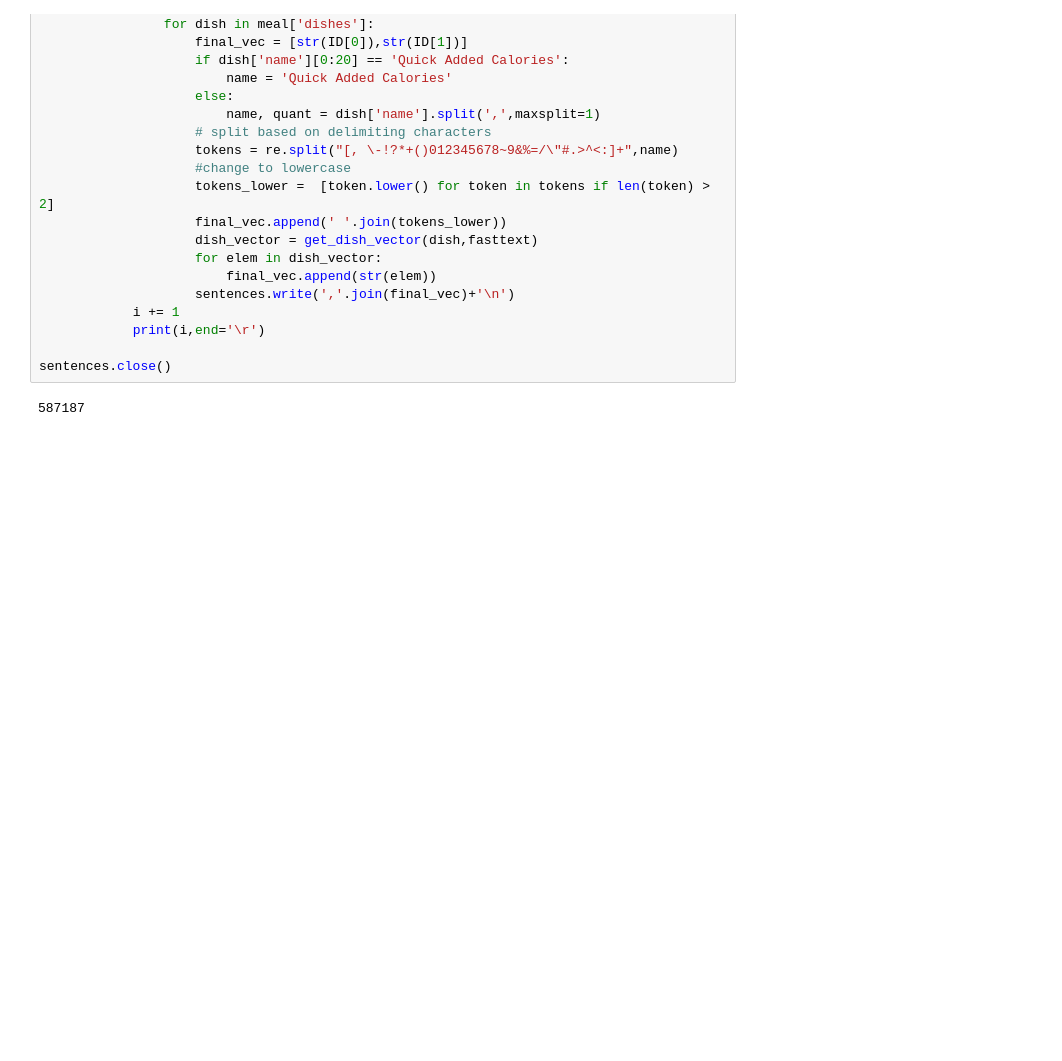
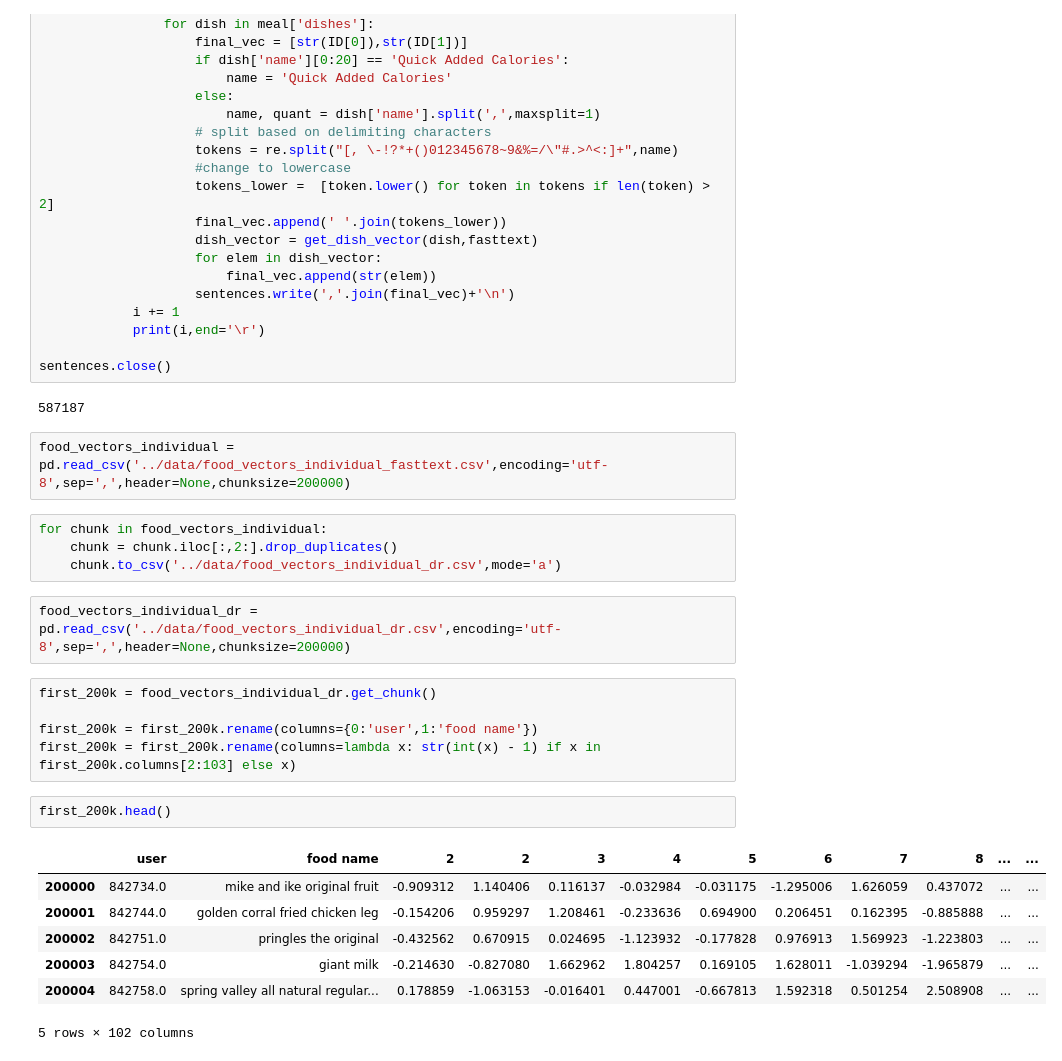
Before and after one commit to g-simmons/mfp, a Jupyter notebook: src/construct_classifier_input_data___feature_analysis.ipynb, the cells around one changed output. Drawn from its saved outputs; the diff is of its cells as text; blank space fills up the shorter version.

```diff
--- a/src/construct_classifier_input_data___feature_analysis.ipynb
+++ b/src/construct_classifier_input_data___feature_analysis.ipynb
@@ -209,3 +209,26 @@ with open("../data/food_vectors_individual_fasttext.csv", "w",encoding='utf-8')
 sentences.close()
 # %% [output]
 587187
+# %%
+food_vectors_individual = pd.read_csv('../data/food_vectors_individual_fasttext.csv',encoding='utf-8',sep=',',header=None,chunksize=200000)
+# %%
+for chunk in food_vectors_individual:
+    chunk = chunk.iloc[:,2:].drop_duplicates()
+    chunk.to_csv('../data/food_vectors_individual_dr.csv',mode='a')
+# %%
+food_vectors_individual_dr = pd.read_csv('../data/food_vectors_individual_dr.csv',encoding='utf-8',sep=',',header=None,chunksize=200000)
+# %%
+first_200k = food_vectors_individual_dr.get_chunk()
+
+first_200k = first_200k.rename(columns={0:'user',1:'food name'})
+first_200k = first_200k.rename(columns=lambda x: str(int(x) - 1) if x in first_200k.columns[2:103] else x)
+# %%
+first_200k.head()
+# %% [output]
+|  | user | food name | 2 | 2 | 3 | 4 | 5 | 6 | 7 | 8 | ... | ... |
+| 200000 | 842734.0 | mike and ike original fruit | -0.909312 | 1.140406 | 0.116137 | -0.032984 | -0.031175 | -1.295006 | 1.626059 | 0.437072 | ... | ... |
+| 200001 | 842744.0 | golden corral fried chicken leg | -0.154206 | 0.959297 | 1.208461 | -0.233636 | 0.694900 | 0.206451 | 0.162395 | -0.885888 | ... | ... |
+| 200002 | 842751.0 | pringles the original | -0.432562 | 0.670915 | 0.024695 | -1.123932 | -0.177828 | 0.976913 | 1.569923 | -1.223803 | ... | ... |
+| 200003 | 842754.0 | giant milk | -0.214630 | -0.827080 | 1.662962 | 1.804257 | 0.169105 | 1.628011 | -1.039294 | -1.965879 | ... | ... |
+| 200004 | 842758.0 | spring valley all natural regular... | 0.178859 | -1.063153 | -0.016401 | 0.447001 | -0.667813 | 1.592318 | 0.501254 | 2.508908 | ... | ... |
+5 rows × 102 columns
```
Also changed, not shown: parts of 4 cells of this notebook, 4 other files.
